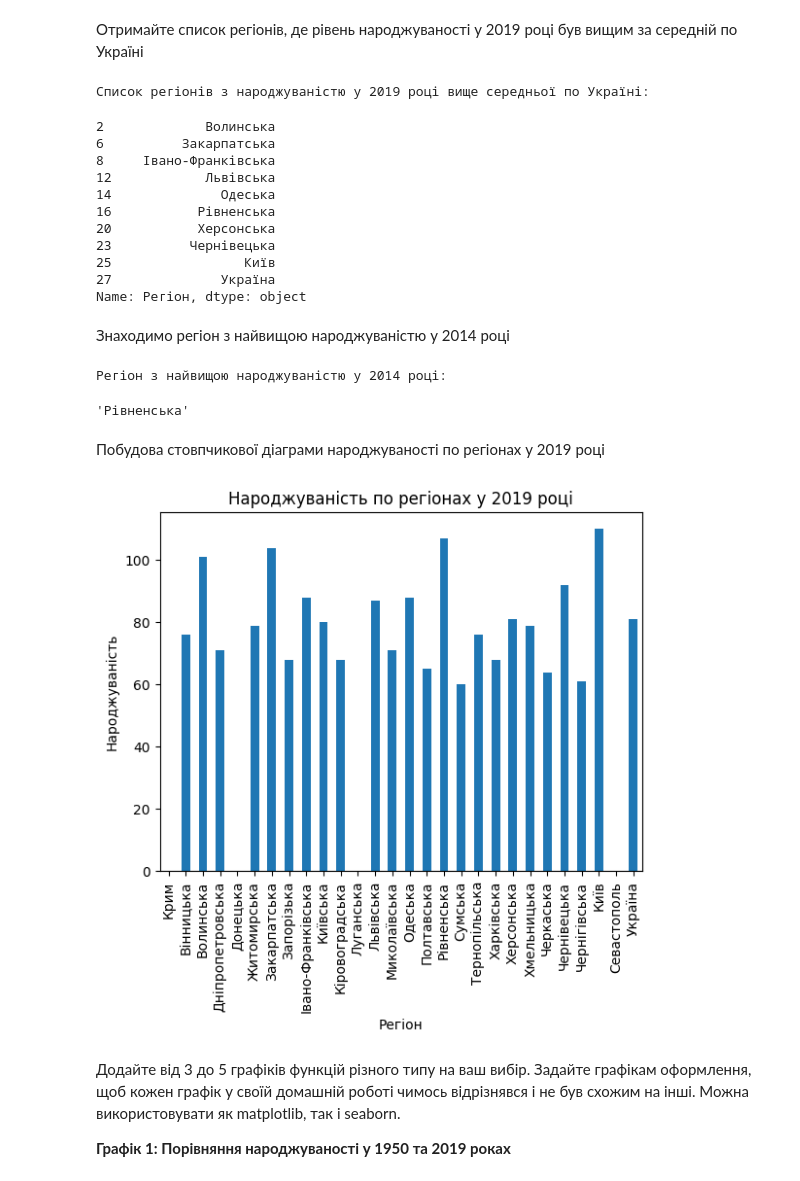
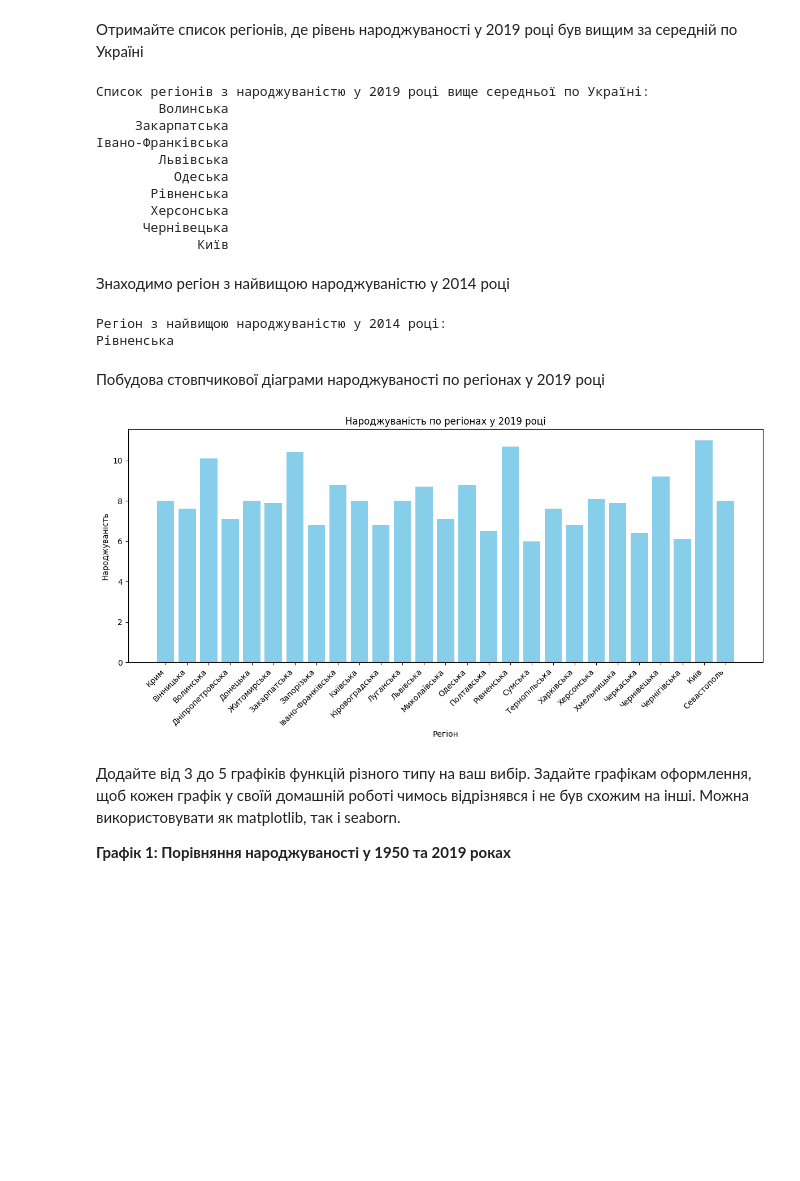
Before and after one commit to svitlana2299/DS_HW_2, a Jupyter notebook: Hw2.1.ipynb, the cells around one changed output. Cells and saved outputs as stored; diff of their text form; code cells hidden in the pictures; blank space fills up the shorter version.

```diff
--- a/Hw2.1.ipynb
+++ b/Hw2.1.ipynb
@@ -7,7 +7,7 @@ import matplotlib.pyplot as plt
 
 url = "https://uk.wikipedia.org/wiki/%D0%9D%D0%B0%D1%81%D0%B5%D0%BB%D0%B5%D0%BD%D0%BD%D1%8F_%D0%A3%D0%BA%D1%80%D0%B0%D1%97%D0%BD%D0%B8#"
 
-df_list = pd.read_html(url, match="Коефіцієнт народжуваності в регіонах України")
+df_list = pd.read_html(url, thousands=".",encoding="utf-8", match="Коефіцієнт народжуваності в регіонах України")
 df = df_list[0]
 print("Перші рядки таблиці:")
 df.head()
@@ -75,0 +61,10 @@ dtype: object
+# %%
+df_numeric = df.applymap(lambda x: str(x).replace(",", "."))
+
+numeric_columns = ["1950", "1960", "1970", "2014", "2019"]
+df_numeric[numeric_columns] = df_numeric[numeric_columns].apply(pd.to_numeric, errors='coerce')
+
+print("\nDataFrame зі зміненими числовими значеннями:")
+df_numeric
+print("\nТипи стовпців:")
+df_numeric.dtypes
@@ -116,5 +126,2 @@ df_numeric
 # %% [markdown]
 Замініть відсутні дані в стовпцях середніми значеннями цих стовпців (метод fillna)
-# %%
-df_numeric.fillna(df_numeric.mean(), inplace=True)
-df_numeric
@@ -138,0 +128,6 @@ df_numeric
+# %%
+numeric_columns = df_numeric.columns[1:]
+df_numeric[numeric_columns] = df_numeric[numeric_columns].astype(float).fillna(df_numeric[numeric_columns].mean())
+df_numeric[numeric_columns] = df_numeric[numeric_columns].apply(lambda x: round(x, 1))
+
+df_numeric
@@ -139,44 +152,45 @@ df_numeric
 # %% [markdown]
 Отримайте список регіонів, де рівень народжуваності у 2019 році був вищим за середній по Україні
 # %%
-average_birth_rate_2019 = df['2019'].replace('—', np.nan).astype(float).mean()
-regions_above_average_2019 = df[df['2019'].astype(float) > average_birth_rate_2019]['Регіон']
+average_birth_rate_2019 = df_numeric['2019'].mean()
+regions_above_average_2019 = df_numeric[df_numeric['2019'] > average_birth_rate_2019]['Регіон'].reset_index(drop=True)
 print("\nСписок регіонів з народжуваністю у 2019 році вище середньої по Україні:")
-regions_above_average_2019
+print(regions_above_average_2019.to_string(index=False))
 # %% [output]
 Список регіонів з народжуваністю у 2019 році вище середньої по Україні:
+        Волинська
+     Закарпатська
+Івано-Франківська
+        Львівська
+          Одеська
+       Рівненська
+       Херсонська
+      Чернівецька
+             Київ
-2             Волинська
-6          Закарпатська
-8     Івано-Франківська
-12            Львівська
-14              Одеська
-16           Рівненська
-20           Херсонська
-23          Чернівецька
-25                 Київ
-27              Україна
-Name: Регіон, dtype: object
 # %% [markdown]
 Знаходимо регіон з найвищою народжуваністю у 2014 році
 # %%
-df['2014'] = pd.to_numeric(df['2014'], errors='coerce')
-region_highest_birth_rate_2014 = df.loc[df['2014'].idxmax(), 'Регіон']
+region_with_highest_birth_rate_2014 = df_numeric[df_numeric['2014'] == df_numeric['2014'].max()]['Регіон'].reset_index(drop=True)
 print("\nРегіон з найвищою народжуваністю у 2014 році:")
-region_highest_birth_rate_2014
+print(region_with_highest_birth_rate_2014.to_string(index=False))
 # %% [output]
 Регіон з найвищою народжуваністю у 2014 році:
+Рівненська
-'Рівненська'
 # %% [markdown]
 Побудова стовпчикової діаграми народжуваності по регіонах у 2019 році
 # %%
-df['2019'] = pd.to_numeric(df['2019'], errors='coerce')
-df.plot(kind='bar', x='Регіон', y='2019', legend=False)
+data_2019 = df_numeric[['Регіон', '2019']]
+data_2019 = data_2019.dropna()
+plt.figure(figsize=(12, 6))
+plt.bar(data_2019['Регіон'], data_2019['2019'], color='skyblue')
 plt.title('Народжуваність по регіонах у 2019 році')
 plt.xlabel('Регіон')
 plt.ylabel('Народжуваність')
+plt.xticks(rotation=45, ha='right')
+plt.tight_layout()
 plt.show()
 # %% [output]
-[figure, old version]
+[figure, new version]
 # %% [markdown]
 Додайте від 3 до 5 графіків функцій різного типу на ваш вибір. Задайте графікам оформлення, щоб кожен графік у своїй домашній роботі чимось відрізнявся і не був схожим на інші. Можна використовувати як matplotlib, так і seaborn.
 
```
Also changed, not shown: parts of 15 cells of this notebook, 2 other files.
